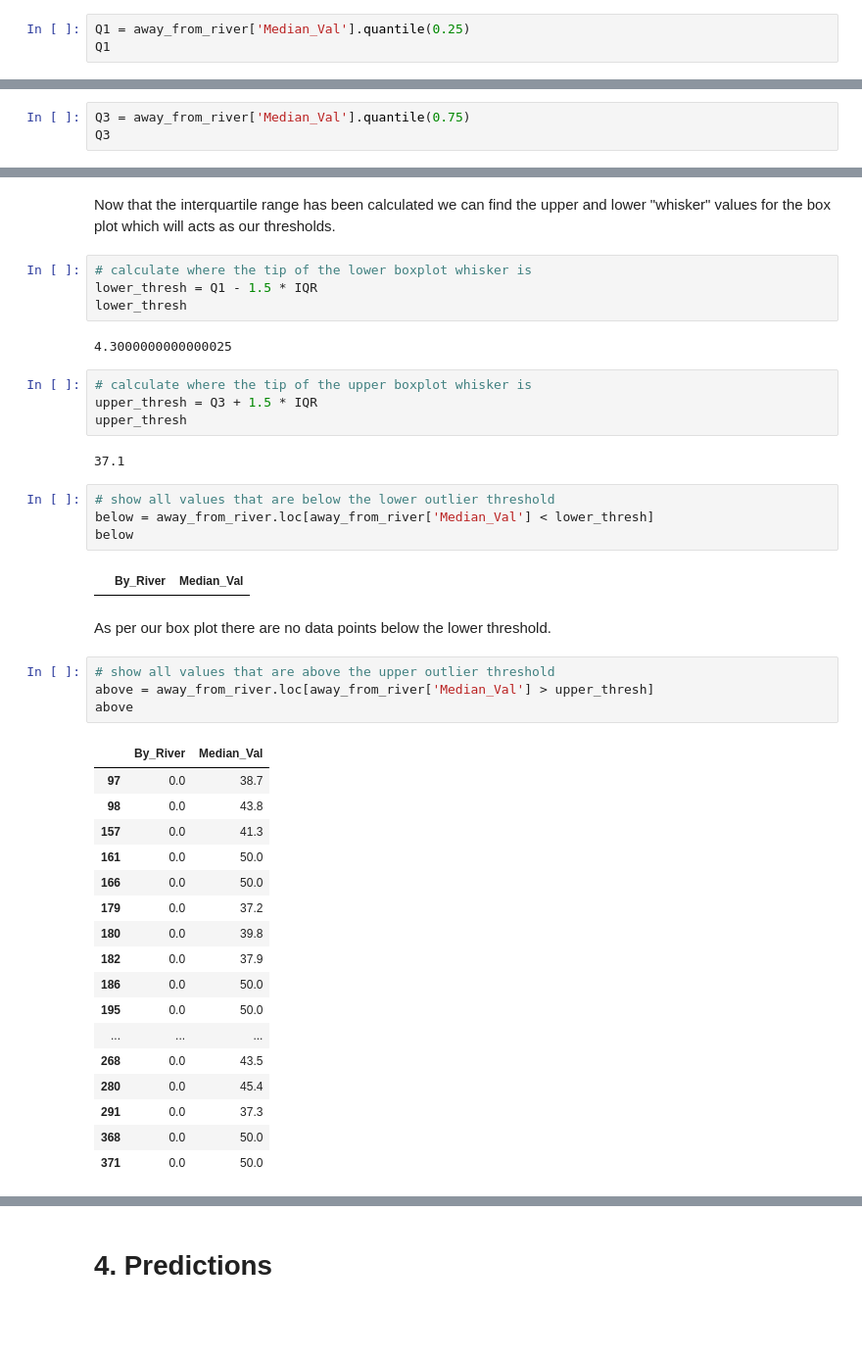
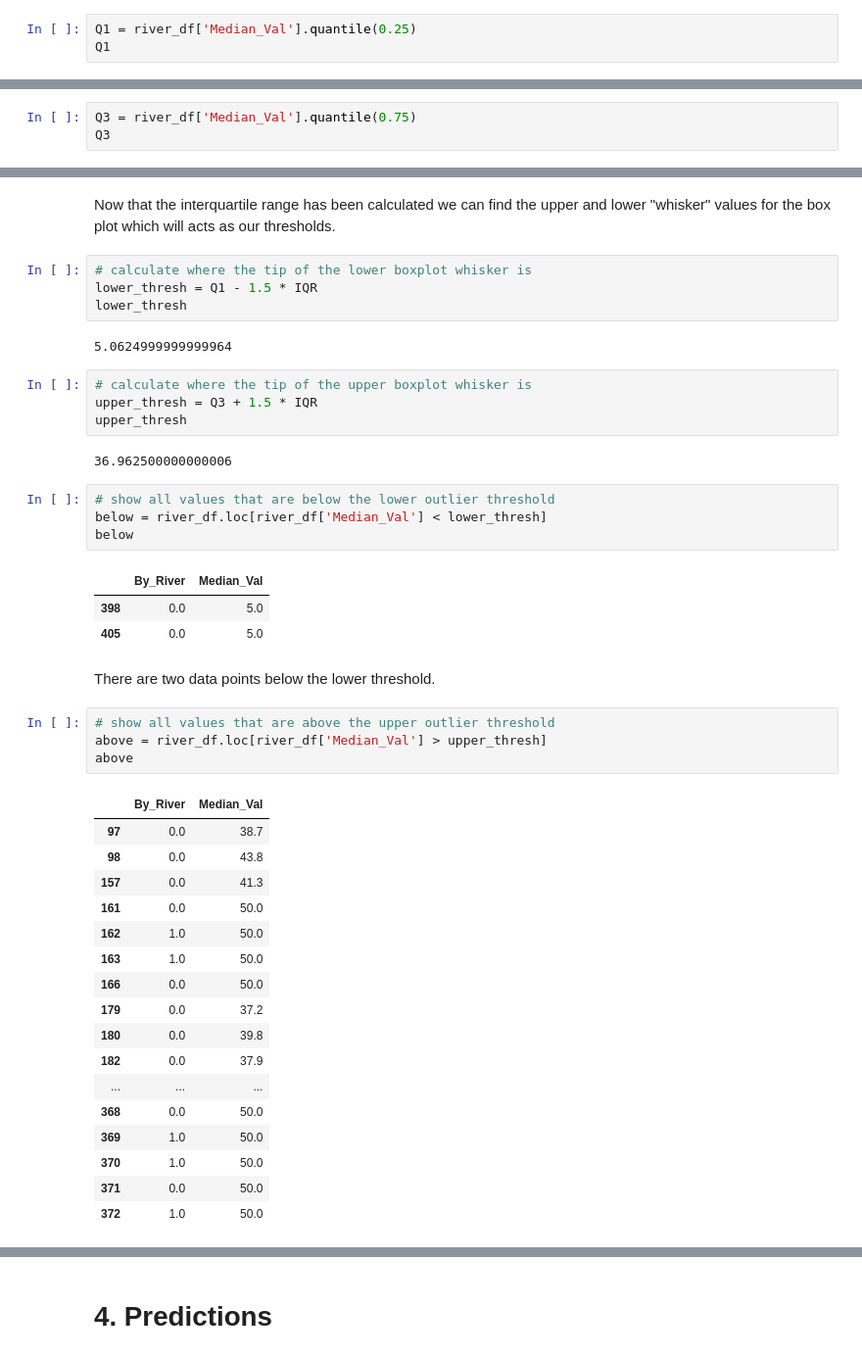
Before and after one commit to ConorHogan/MachineLearning-and-Statistics-Project, a Jupyter notebook: Machine-Learning-and-Statistics-Project-Notebook.ipynb, the cells around one changed output, grey strips where cells are left out. Shown at 98% size. Saved outputs shown, nothing was run; the diff lists cells and outputs as text; blank space fills up the shorter version.

```diff
--- a/Machine-Learning-and-Statistics-Project-Notebook.ipynb
+++ b/Machine-Learning-and-Statistics-Project-Notebook.ipynb
@@ -360,4 +360,4 @@ In order to remove the outliers we need to assign a threshold for the Median Val
 # %%
-Q1 = away_from_river['Median_Val'].quantile(0.25)
+Q1 = river_df['Median_Val'].quantile(0.25)
 Q1
 # %% [output]
@@ -365,4 +365,4 @@ Q1
 # %%
-Q3 = away_from_river['Median_Val'].quantile(0.75)
+Q3 = river_df['Median_Val'].quantile(0.75)
 Q3
 # %% [output]
@@ -379,43 +379,45 @@ Now that the interquartile range has been calculated we can find the upper and l
 lower_thresh = Q1 - 1.5 * IQR
 lower_thresh
 # %% [output]
-4.3000000000000025
+5.0624999999999964
 # %%
 # calculate where the tip of the upper boxplot whisker is
 upper_thresh = Q3 + 1.5 * IQR
 upper_thresh
 # %% [output]
-37.1
+36.962500000000006
 # %%
 # show all values that are below the lower outlier threshold
-below = away_from_river.loc[away_from_river['Median_Val'] < lower_thresh]
+below = river_df.loc[river_df['Median_Val'] < lower_thresh]
 below
 # %% [output]
 |  | By_River | Median_Val |
+| 398 | 0.0 | 5.0 |
+| 405 | 0.0 | 5.0 |
 # %% [markdown]
-As per our box plot there are no data points below the lower threshold.
+There are two data points below the lower threshold.
 # %%
 # show all values that are above the upper outlier threshold
-above = away_from_river.loc[away_from_river['Median_Val'] > upper_thresh]
+above = river_df.loc[river_df['Median_Val'] > upper_thresh]
 above
 # %% [output]
 |  | By_River | Median_Val |
 | 97 | 0.0 | 38.7 |
 | 98 | 0.0 | 43.8 |
 | 157 | 0.0 | 41.3 |
 | 161 | 0.0 | 50.0 |
+| 162 | 1.0 | 50.0 |
+| 163 | 1.0 | 50.0 |
 | 166 | 0.0 | 50.0 |
 | 179 | 0.0 | 37.2 |
 | 180 | 0.0 | 39.8 |
 | 182 | 0.0 | 37.9 |
-| 186 | 0.0 | 50.0 |
-| 195 | 0.0 | 50.0 |
 | ... | ... | ... |
-| 268 | 0.0 | 43.5 |
-| 280 | 0.0 | 45.4 |
-| 291 | 0.0 | 37.3 |
 | 368 | 0.0 | 50.0 |
+| 369 | 1.0 | 50.0 |
+| 370 | 1.0 | 50.0 |
 | 371 | 0.0 | 50.0 |
+| 372 | 1.0 | 50.0 |
 # %%
 above["Median_Val"].count()
 # %% [output]
```
Also changed, not shown: parts of 23 cells of this notebook.
